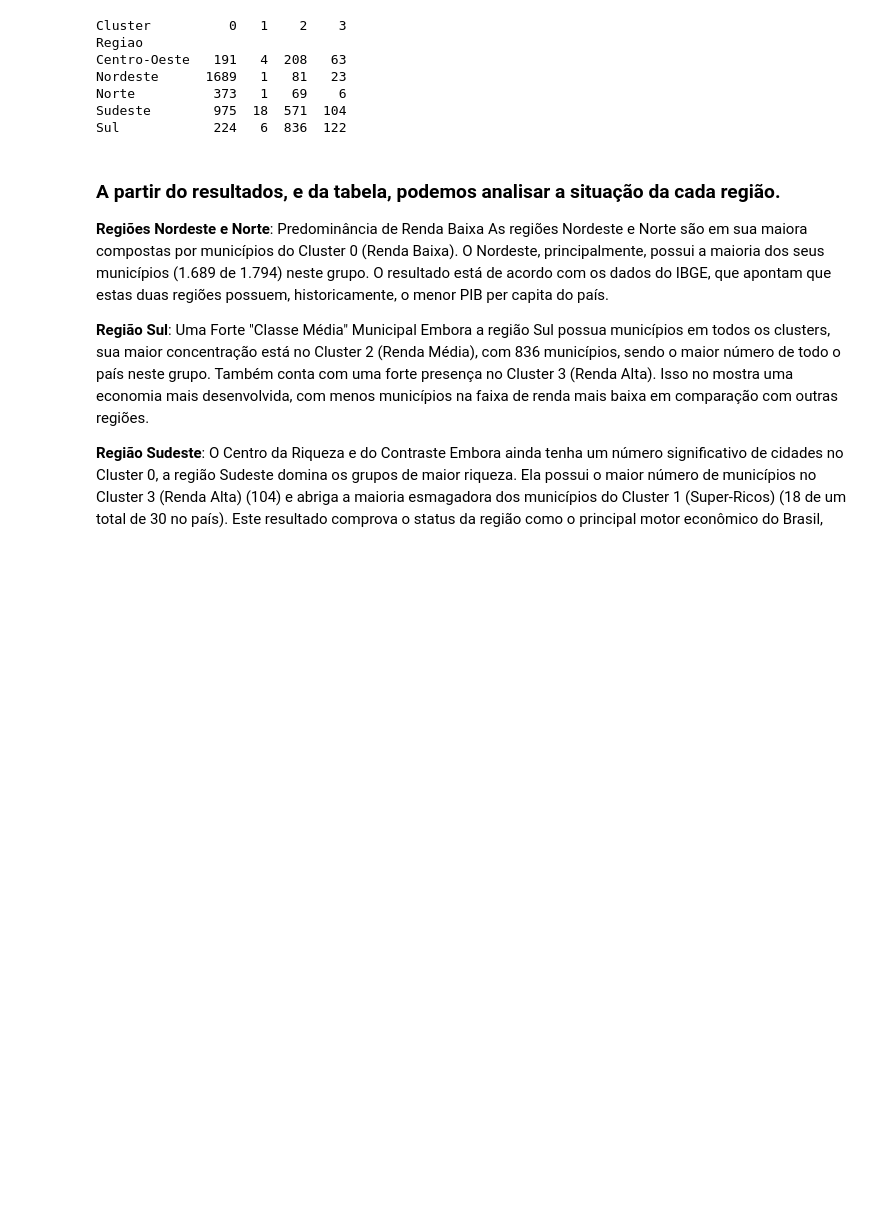
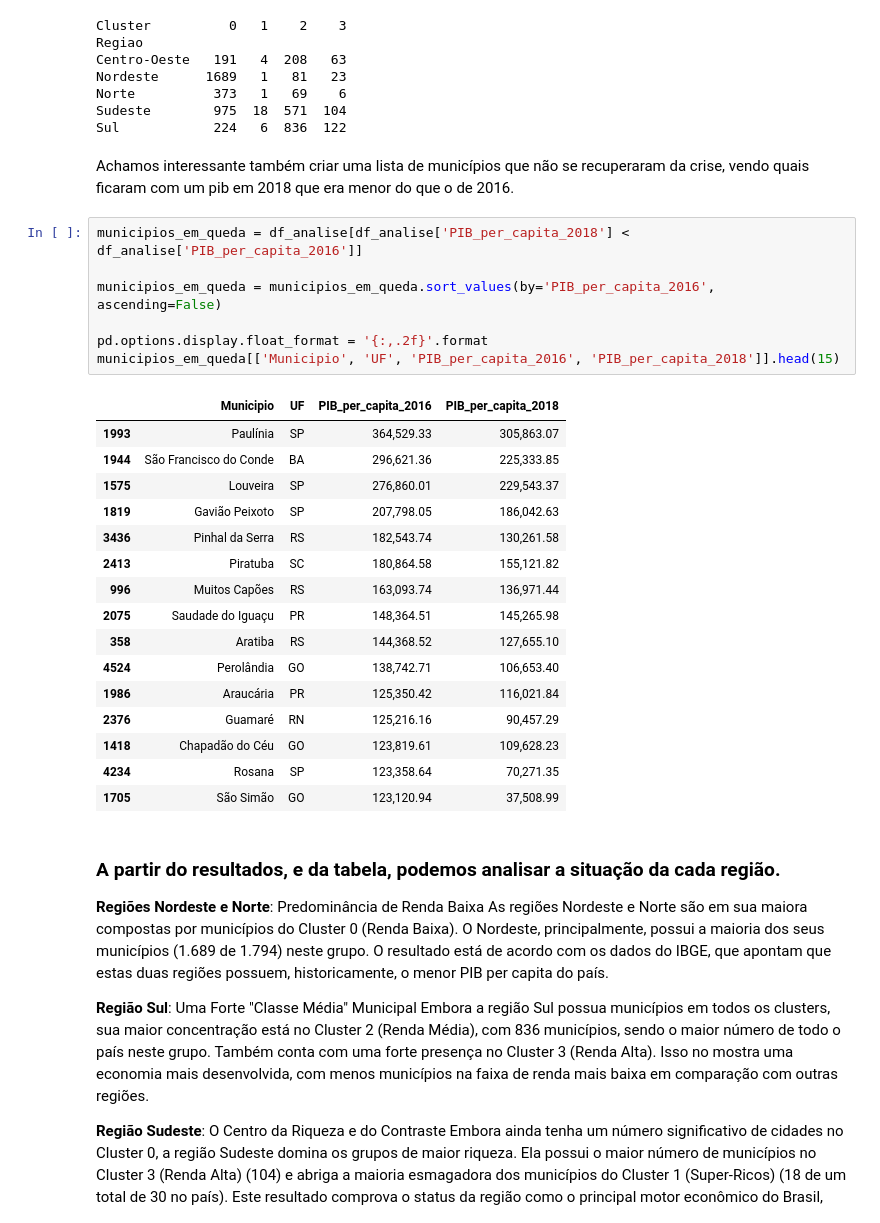
Before and after one commit to anaC-Fernandes/ProjetoDados, a Jupyter notebook: Notebooks/Dataset_Crise.ipynb, the cells around one changed output. Cells and saved outputs as stored; diff of their text form; blank space fills up the shorter version.

```diff
--- a/Notebooks/Dataset_Crise.ipynb
+++ b/Notebooks/Dataset_Crise.ipynb
@@ -831,6 +831,32 @@ Nordeste      1689   1   81   23
 Norte          373   1   69    6
 Sudeste        975  18  571  104
 Sul            224   6  836  122
+# %% [markdown]
+Achamos interessante também criar uma lista de municípios que não se recuperaram da crise, vendo quais ficaram com um pib em 2018 que era menor do que o de 2016.
+# %%
+municipios_em_queda = df_analise[df_analise['PIB_per_capita_2018'] < df_analise['PIB_per_capita_2016']]
+
+municipios_em_queda = municipios_em_queda.sort_values(by='PIB_per_capita_2016', ascending=False)
+
+pd.options.display.float_format = '{:,.2f}'.format
+municipios_em_queda[['Municipio', 'UF', 'PIB_per_capita_2016', 'PIB_per_capita_2018']].head(15)
+# %% [output]
+|  | Municipio | UF | PIB_per_capita_2016 | PIB_per_capita_2018 |
+| 1993 | Paulínia | SP | 364,529.33 | 305,863.07 |
+| 1944 | São Francisco do Conde | BA | 296,621.36 | 225,333.85 |
+| 1575 | Louveira | SP | 276,860.01 | 229,543.37 |
+| 1819 | Gavião Peixoto | SP | 207,798.05 | 186,042.63 |
+| 3436 | Pinhal da Serra | RS | 182,543.74 | 130,261.58 |
+| 2413 | Piratuba | SC | 180,864.58 | 155,121.82 |
+| 996 | Muitos Capões | RS | 163,093.74 | 136,971.44 |
+| 2075 | Saudade do Iguaçu | PR | 148,364.51 | 145,265.98 |
+| 358 | Aratiba | RS | 144,368.52 | 127,655.10 |
+| 4524 | Perolândia | GO | 138,742.71 | 106,653.40 |
+| 1986 | Araucária | PR | 125,350.42 | 116,021.84 |
+| 2376 | Guamaré | RN | 125,216.16 | 90,457.29 |
+| 1418 | Chapadão do Céu | GO | 123,819.61 | 109,628.23 |
+| 4234 | Rosana | SP | 123,358.64 | 70,271.35 |
+| 1705 | São Simão | GO | 123,120.94 | 37,508.99 |
 # %% [markdown]
 ### **A partir do resultados, e da tabela, podemos analisar a situação da cada região.**
 
```
Also changed, not shown: parts of 4 cells of this notebook.
